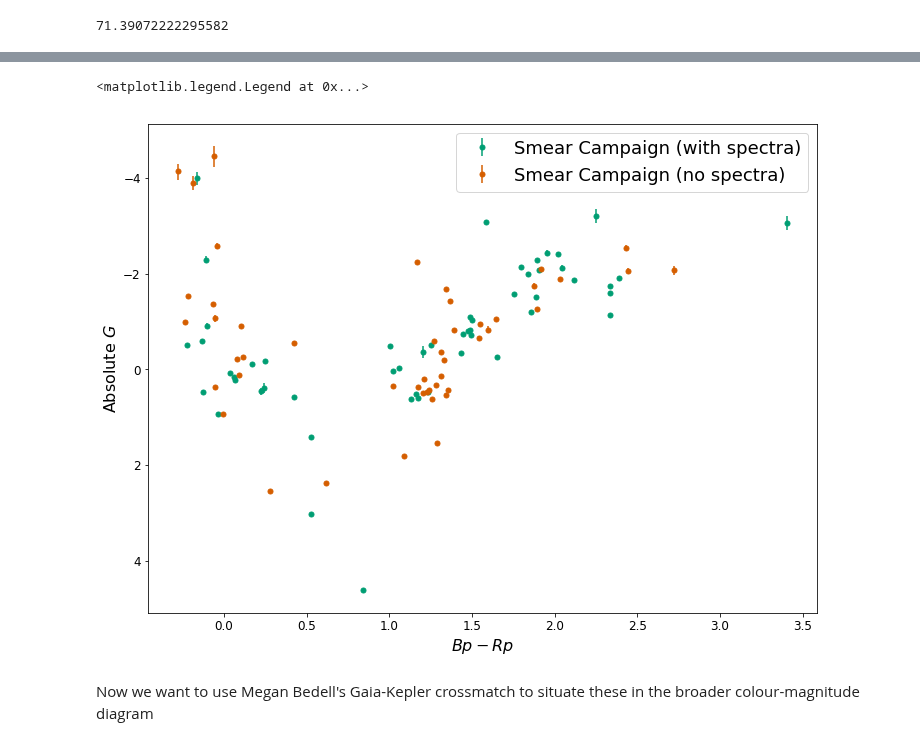
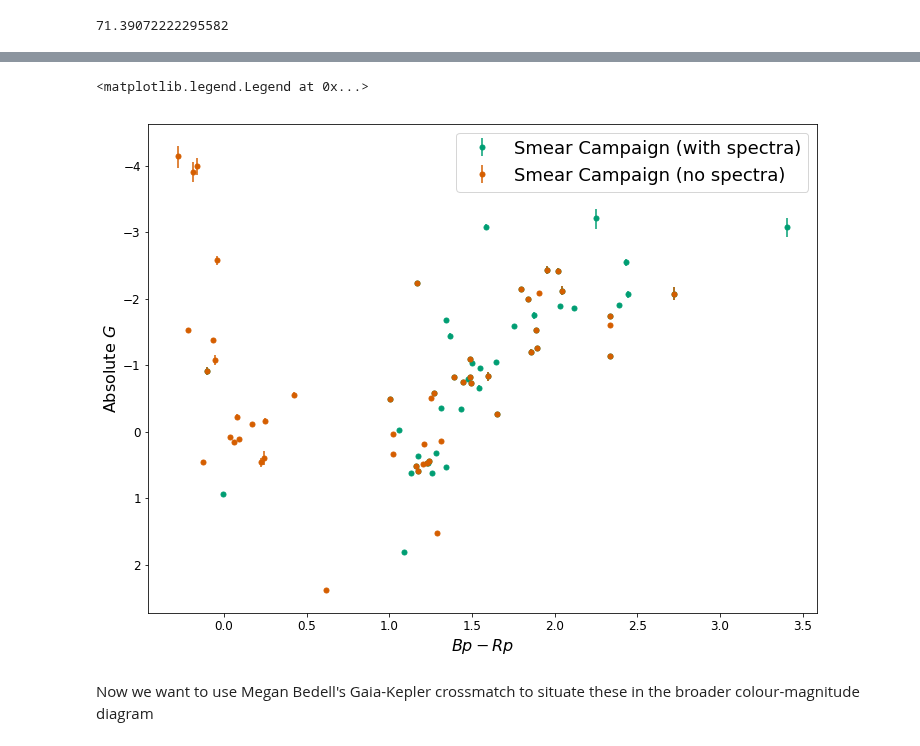
Before and after one commit to benjaminpope/smearcampaign, a Jupyter notebook: notebooks/read_catalogues.ipynb, the cells around one changed output, grey strips where cells are left out. Saved outputs shown, nothing was run; the diff lists cells and outputs as text; code cells hidden in the pictures.

Commit message:
fixed bug in hr diagram

```diff
--- a/notebooks/read_catalogues.ipynb
+++ b/notebooks/read_catalogues.ipynb
@@ -589,0 +588,2 @@ abs_gg_lo = abs_mag(gg,dists['r_lo'])
+# %%
+gaia['TRES'] = [newcat['TRES?'][newcat['source_id']==obj] for obj in gaia['source_id']]
@@ -593,16 +599,16 @@ errorbars[0,:] = abs_gg_hi-abs_gg
 errorbars[1,:] = abs_gg-abs_gg_lo
 # %%
 rc('text', usetex=False)
-m = newtab['Spectroscopy']!='--'
+m = np.where(gaia['TRES']!='--')[0]
 plt.errorbar(bp[m]-rp[m],abs_gg[m],yerr=errorbars[:,m],fmt='.',color=colours[1],label=r'Smear Campaign (with spectra)',markersize=10)
 plt.errorbar(bp[~m]-rp[~m],abs_gg[~m],yerr=errorbars[:,~m],fmt='.',color=colours[2],label=r'Smear Campaign (no spectra)',markersize=10)
 plt.gca().invert_yaxis()
 plt.xlabel(r'$Bp-Rp$')
 plt.ylabel(r'Absolute $G$')
 plt.legend()
 # %% [output]
 <matplotlib.legend.Legend at 0x...>
-[figure, old version]
+[figure, new version]
 # %% [markdown]
 Now we want to use Megan Bedell's Gaia-Kepler crossmatch to situate these in the broader colour-magnitude diagram
 # %%
```
Also changed, not shown: parts of 13 cells of this notebook, 2 other files.
